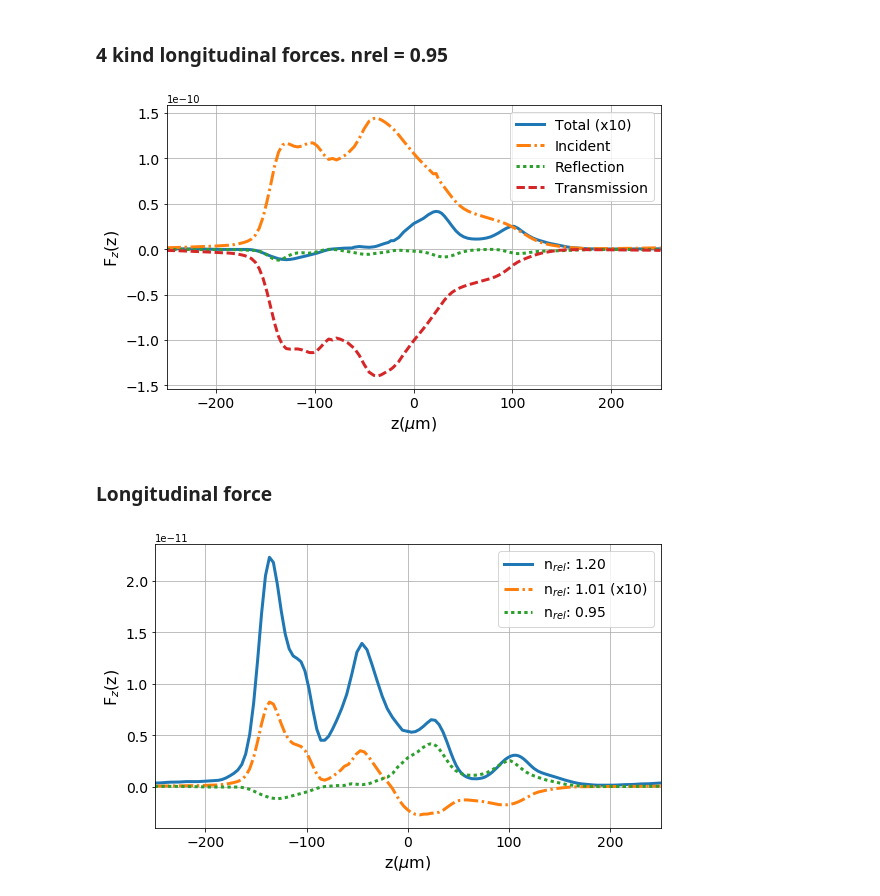
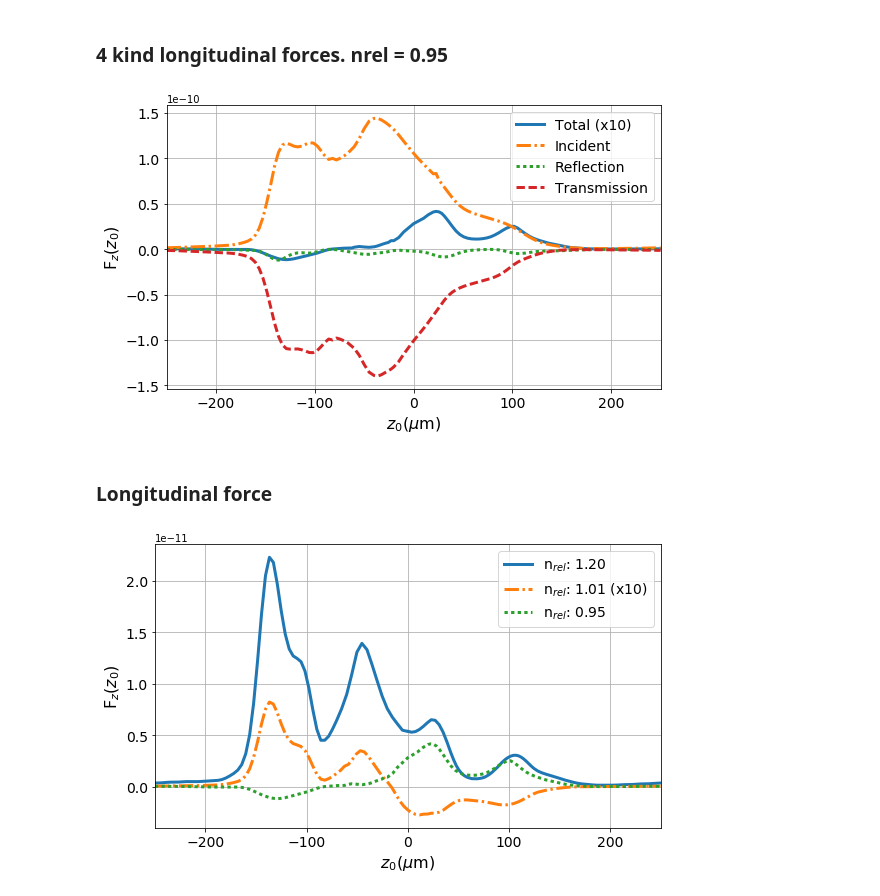
Before and after one commit to arantespp/opticalforces, a Jupyter notebook: examples/imoc2017-vec-frozen-wave/lip-sin-const-fw.ipynb, the cells around one changed output. Drawn from its saved outputs; the diff is of its cells as text; code cells hidden in the pictures.

```diff
--- a/examples/imoc2017-vec-frozen-wave/lip-sin-const-fw.ipynb
+++ b/examples/imoc2017-vec-frozen-wave/lip-sin-const-fw.ipynb
@@ -209,36 +209,36 @@ paramx = {'param': 'beam_pos_z',
           'num': 'all',}
 
 fig_num += 1
 plt.figure(fig_num, figsize=(5*1.618, 5))
 
 ptc.refractive_index = 0.95*1.33
 
 X3, F3 = ptc.geo_opt_force(vfw2, beam_pos, force_dir='fz', paramx=paramx)
 plt.plot([x*1e6 for x in X3], [10*f for f in F3], lw=3, label='Total (x10)')
 
 X3I, F3I = ptc.geo_opt_force(vfw2, beam_pos, force_dir='fz', force_type='incident', paramx=paramx)
 plt.plot([x*1e6 for x in X3I], [1*f for f in F3I], '-.', lw=3, label='Incident')
 
 X3R, F3R = ptc.geo_opt_force(vfw2, beam_pos, force_dir='fz', force_type='reflection', paramx=paramx)
 plt.plot([x*1e6 for x in X3R], [1*f for f in F3R], ':', lw=3, label='Reflection')
 
 X3T, F3T = ptc.geo_opt_force(vfw2, beam_pos, force_dir='fz', force_type='transmission', paramx=paramx)
 plt.plot([x*1e6 for x in X3T], [1*f for f in F3T], '--', lw=3, label='Transmission')
 
 plt.xlim([paramx['start']*1e6, paramx['stop']*1e6])
 
 plt.legend(fontsize=14, loc=1)
 plt.tick_params(axis='x', labelsize=14)
 plt.tick_params(axis='y', labelsize=14)
-plt.xlabel(r'z($\mu$m)', fontsize=16)
-plt.ylabel(r'F$_z$(z)', fontsize=16)
+plt.xlabel(r'$z_0$($\mu$m)', fontsize=16)
+plt.ylabel(r'F$_z$($z_0$)', fontsize=16)
 plt.grid()
 plt.tight_layout()
 plt.savefig('LIP-sin-const-longit-4kind-forces-nrel=0o95.png')
 
 plt.show()
 # %% [output]
-[figure, old version]
+[figure, new version]
 # %% [markdown]
 ### Longitudinal force
 # %%
@@ -277,12 +277,12 @@ plt.xlim([paramx['start']*1e6, paramx['stop']*1e6])
 plt.legend(fontsize=14, loc=1)
 plt.tick_params(axis='x', labelsize=14)
 plt.tick_params(axis='y', labelsize=14)
-plt.xlabel(r'z($\mu$m)', fontsize=16)
-plt.ylabel(r'F$_z$(z)', fontsize=16)
+plt.xlabel(r'$z_0$($\mu$m)', fontsize=16)
+plt.ylabel(r'F$_z$($z_0$)', fontsize=16)
 plt.grid()
 plt.tight_layout()
 plt.savefig('LIP-sin-const-longit-forces.png')
 
 plt.show()
 # %% [output]
-[figure, old version]
+[figure, new version]
```
Also changed, not shown: parts of 2 cells of this notebook, 16 other files.
